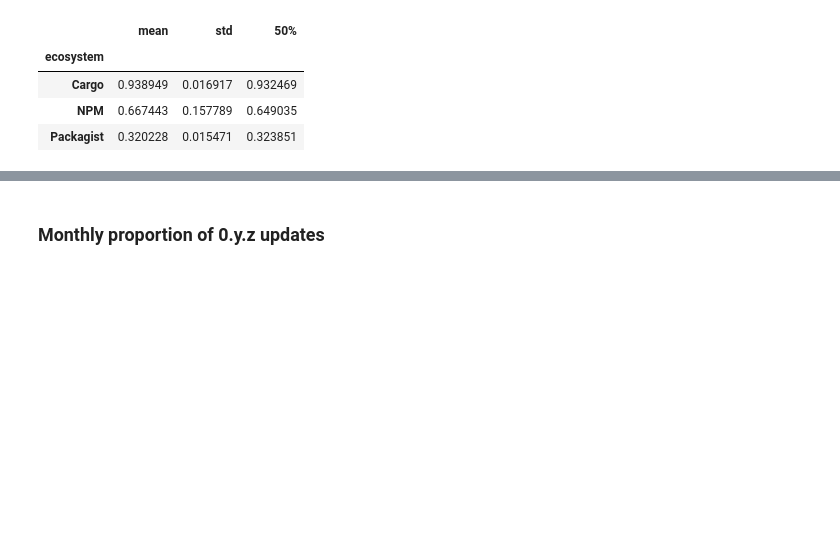
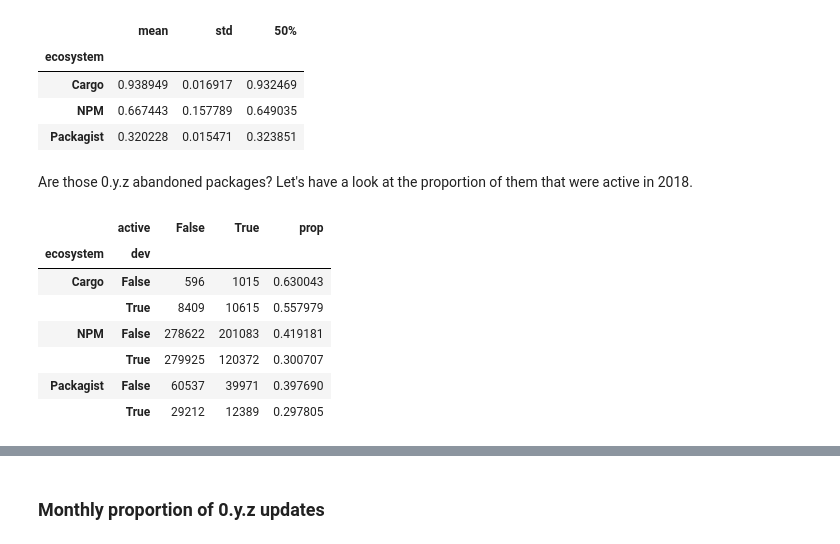
Before and after one commit to AlexandreDecan/secos-zero, a Jupyter notebook: notebooks/Magic zero.ipynb, the cells around one changed output, grey strips where cells are left out. Cells and saved outputs as stored; diff of their text form; code cells hidden in the pictures; blank space fills up the shorter version.

```diff
--- a/notebooks/Magic zero.ipynb
+++ b/notebooks/Magic zero.ipynb
@@ -158,3 +158,28 @@ _.groupby('ecosystem')['prop'].describe()[['mean', 'std', '50%']]
 | Cargo | 0.938949 | 0.016917 | 0.932469 |
 | NPM | 0.667443 | 0.157789 | 0.649035 |
 | Packagist | 0.320228 | 0.015471 | 0.323851 |
+# %% [markdown]
+Are those 0.y.z abandoned packages? Let's have a look at the proportion of them that were active in 2018.
+# %%
+(
+    pandas.concat([
+        df_releases[ecosystem]
+        .drop_duplicates('package', keep='last')
+        .assign(dev=lambda d: d['major'] == 0)
+        .assign(active=lambda d: d['date'] >= pandas.to_datetime('2018-01-01'))
+        .assign(ecosystem=ecosystem)
+        for ecosystem in ECOSYSTEMS],
+        axis=0
+    )
+    .pivot_table(index=['ecosystem', 'dev'], columns=['active'], values='package', aggfunc='count')
+    .assign(prop=lambda d: d[True] / (d[True] + d[False]))
+)
+# %% [output]
+|  | active | False | True | prop |
+| ecosystem | dev |  |  |  |
+| Cargo | False | 596 | 1015 | 0.630043 |
+|  | True | 8409 | 10615 | 0.557979 |
+| NPM | False | 278622 | 201083 | 0.419181 |
+|  | True | 279925 | 120372 | 0.300707 |
+| Packagist | False | 60537 | 39971 | 0.397690 |
+|  | True | 29212 | 12389 | 0.297805 |
```
Also changed, not shown: parts of 3 cells of this notebook.
